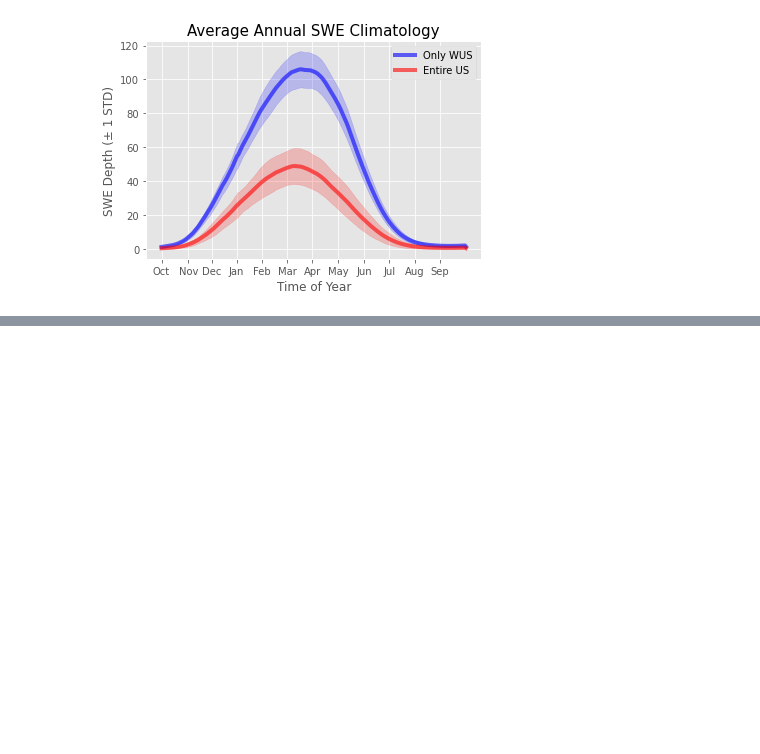
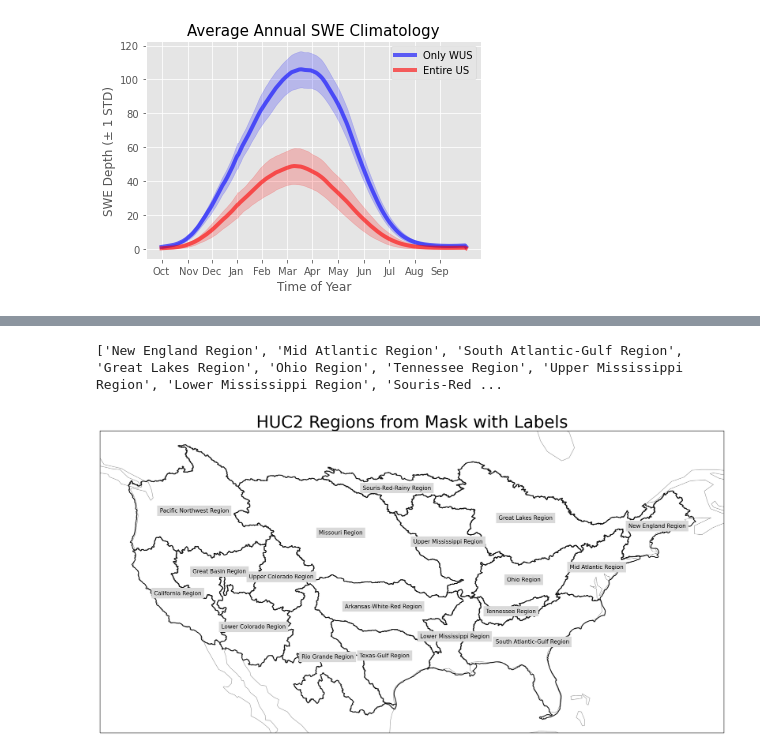
Before and after one commit to Julians42/SnowDroughts, a Jupyter notebook: notebooks/Livneh_Climatology_Investigation.ipynb, the cells around one changed output, grey strips where cells are left out. Cells and saved outputs as stored; diff of their text form; code cells hidden in the pictures; blank space fills up the shorter version.

```diff
--- a/notebooks/Livneh_Climatology_Investigation.ipynb
+++ b/notebooks/Livneh_Climatology_Investigation.ipynb
@@ -159,0 +221,23 @@ array([274, 275, 276, 277, 278, 279, 280, 281, 282, 283, 284, 285, 286,
+# %%
+# extract names and region labels for mask
+names, huc2_region = [], []
+for ind in range(1, 19):
+    fpath = os.path.join(rootdir, f"R{ind}/WBDHU2.shp")
+    names.append(fiona.open(fpath, 'r')[0]['properties']['Name'])
+    huc2_region.append(fiona.open(fpath, 'r')[0]['properties']['HUC2'])
+print(names)
+# %% [output]
+['New England Region', 'Mid Atlantic Region', 'South Atlantic-Gulf Region', 'Great Lakes Region', 'Ohio Region', 'Tennessee Region', 'Upper Mississippi Region', 'Lower Mississippi Region', 'Souris-Red ...
+# %%
+from matplotlib.pyplot import figure
+figure(figsize=(20, 15), dpi=150)
+
+# convert shapes to mask
+RM = regionmask.Regions(MP, names = names, abbrevs=huc2_region)
+
+# plot mask
+RM.plot(label="name")
+plt.title("HUC2 Regions from Mask with Labels", fontsize=30)
+plt.savefig("../../plots/HUC2_with_labels_from_mask.png", dpi=200)
+# %% [output]
+[figure, added]
```
Also changed, not shown: parts of 23 cells of this notebook, 2 other files.
